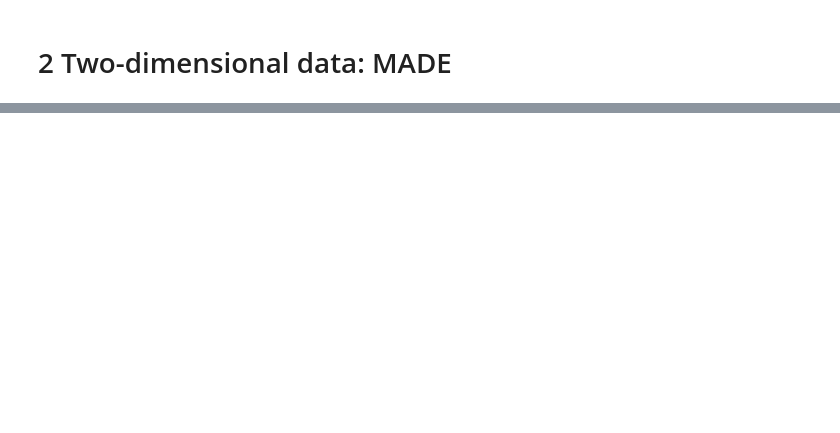
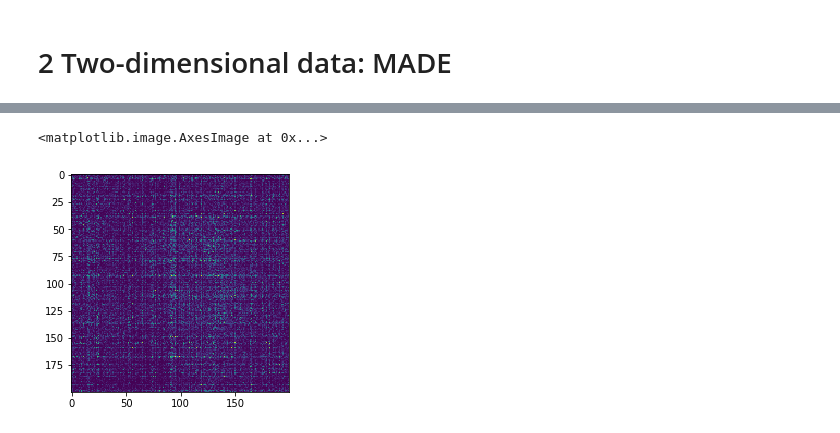
Before and after one commit to MariEliseeva/DUL, a Jupyter notebook: hw1.ipynb, the cells around one changed output, grey strips where cells are left out. Cells and saved outputs as stored; diff of their text form; code cells hidden in the pictures; blank space fills up the shorter version.

```diff
--- a/hw1.ipynb
+++ b/hw1.ipynb
@@ -273,0 +240,30 @@ class MaskResBlock(nn.Module):
+# %%
+class MADE(torch.nn.Module):
+    def __init__(self):
+        super().__init__()
+        self.l1 = MaskedLinear(400, 400)
+        self.relu = nn.ReLU()
+        self.drop = nn.Dropout(p=0.4)
+        self.l2 = MaskedLinear(400, 400)
+
+        self.softmax = nn.Softmax(dim=2)
+
+    def forward(self, x, mask):
+        x1, x2 = x[:,0], x[:,1]
+
+        one_hot = torch.zeros((x.shape[0], 400), dtype=torch.float).float()
+        one_hot[np.arange(x.shape[0]), x1] = 1.0
+        one_hot[np.arange(x.shape[0]), 200 + x2] = 1.0
+
+        p = self.l1(one_hot.float(), mask[0])
+        p = self.relu(p)
+        p = self.drop(p)
+        p = self.l2(p, mask[1])
+        p = p.view(-1, 2, 200)
+        p = self.softmax(p)
+        p = torch.gather(p, 2, torch.tensor(x.reshape(len(x), -1, 1))).view(len(x), 2)
+
+        return p
+
+    def parameters(self):
+        return list(self.l1.parameters()) + list(self.relu.parameters()) + list(self.drop.parameters()) + list(self.l2.parameters()) +list(self.softmax.parameters())
@@ -273,0 +303,12 @@ class MaskResBlock(nn.Module):
+# %%
+x = np.array([[(i, j) for j in np.arange(200)] for i in np.arange(200)], dtype=np.int64)
+x = x.reshape(-1, 2)
+model_p = model(x, get_mask())
+model_p = model_p.detach().numpy()
+model_p = np.array([model_p[i][0] * model_p[i][1] for i in range(len(model_p))])
+model_p = model_p.reshape((200, 200))
+
+plt.imshow(model_p)
+# %% [output]
+<matplotlib.image.AxesImage at 0x...>
+[figure, added]
```
Also changed, not shown: parts of 20 cells of this notebook.
